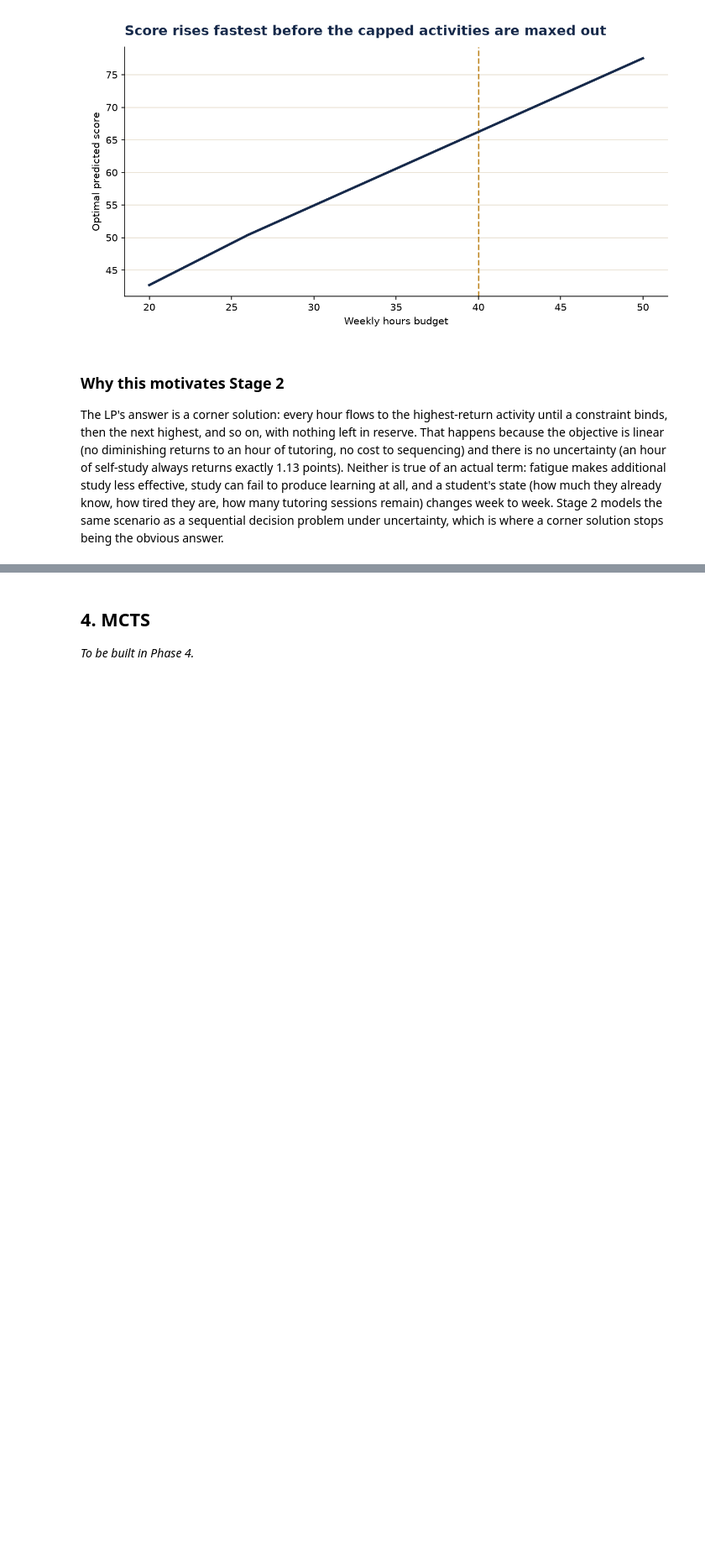
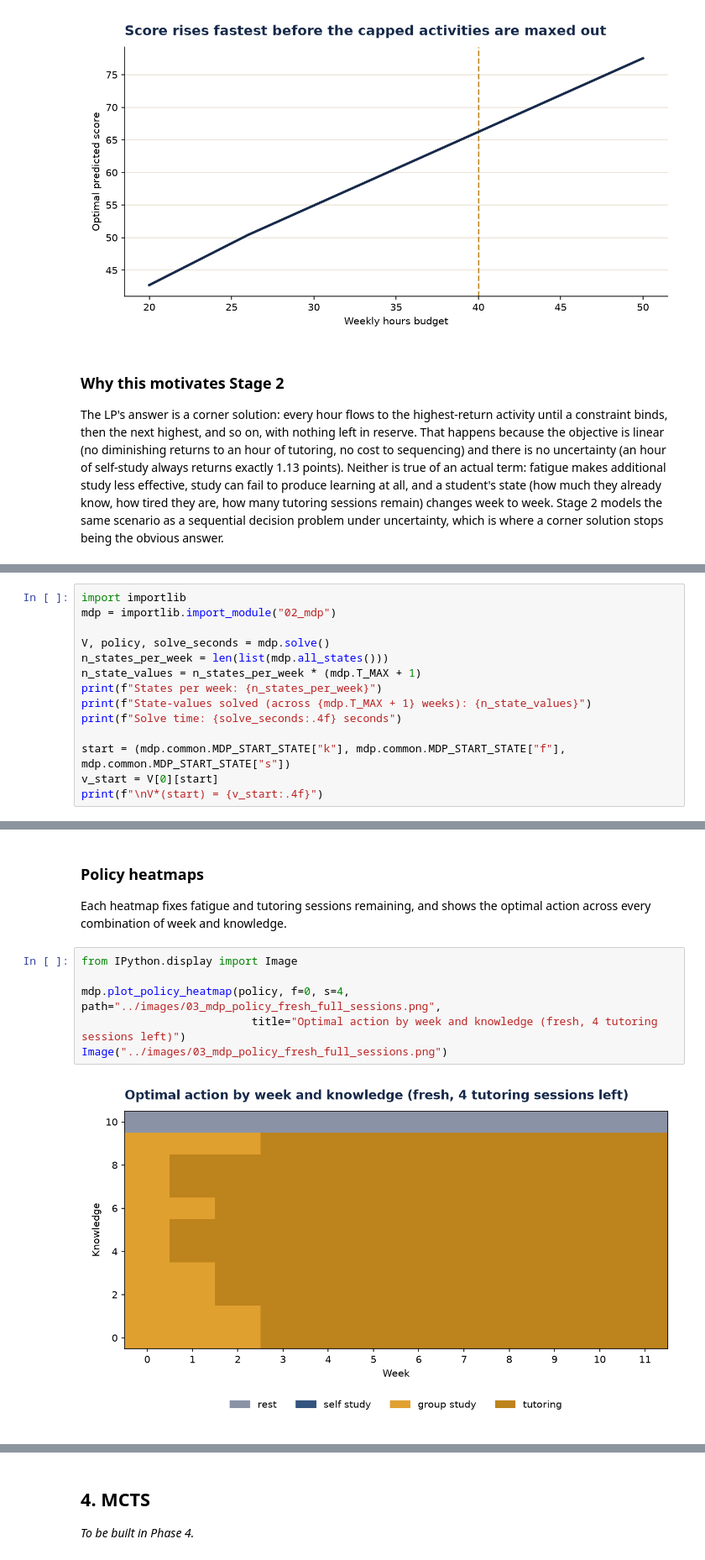
Before and after one commit to prachidabli-data/prachidabli-data.github.io, a Jupyter notebook: statistical-modelling-project-2/notebook/decision_modelling.ipynb, the cells around one changed output, grey strips where cells are left out. Shown at 84% size. Cells and saved outputs as stored; diff of their text form; blank space fills up the shorter version.

```diff
--- a/statistical-modelling-project-2/notebook/decision_modelling.ipynb
+++ b/statistical-modelling-project-2/notebook/decision_modelling.ipynb
@@ -277,0 +307,14 @@ answer.
+# %%
+import importlib
+mdp = importlib.import_module("02_mdp")
+
+V, policy, solve_seconds = mdp.solve()
+n_states_per_week = len(list(mdp.all_states()))
+n_state_values = n_states_per_week * (mdp.T_MAX + 1)
+print(f"States per week: {n_states_per_week}")
+print(f"State-values solved (across {mdp.T_MAX + 1} weeks): {n_state_values}")
+print(f"Solve time: {solve_seconds:.4f} seconds")
+
+start = (mdp.common.MDP_START_STATE["k"], mdp.common.MDP_START_STATE["f"], mdp.common.MDP_START_STATE["s"])
+v_start = V[0][start]
+print(f"\nV*(start) = {v_start:.4f}")
@@ -277,0 +380,13 @@ answer.
+# %% [markdown]
+### Policy heatmaps
+
+Each heatmap fixes fatigue and tutoring sessions remaining, and shows the
+optimal action across every combination of week and knowledge.
+# %%
+from IPython.display import Image
+
+mdp.plot_policy_heatmap(policy, f=0, s=4, path="../images/03_mdp_policy_fresh_full_sessions.png",
+                          title="Optimal action by week and knowledge (fresh, 4 tutoring sessions left)")
+Image("../images/03_mdp_policy_fresh_full_sessions.png")
+# %% [output]
+[figure, added]
```
Also changed, not shown: parts of 13 cells of this notebook, 7 other files.
